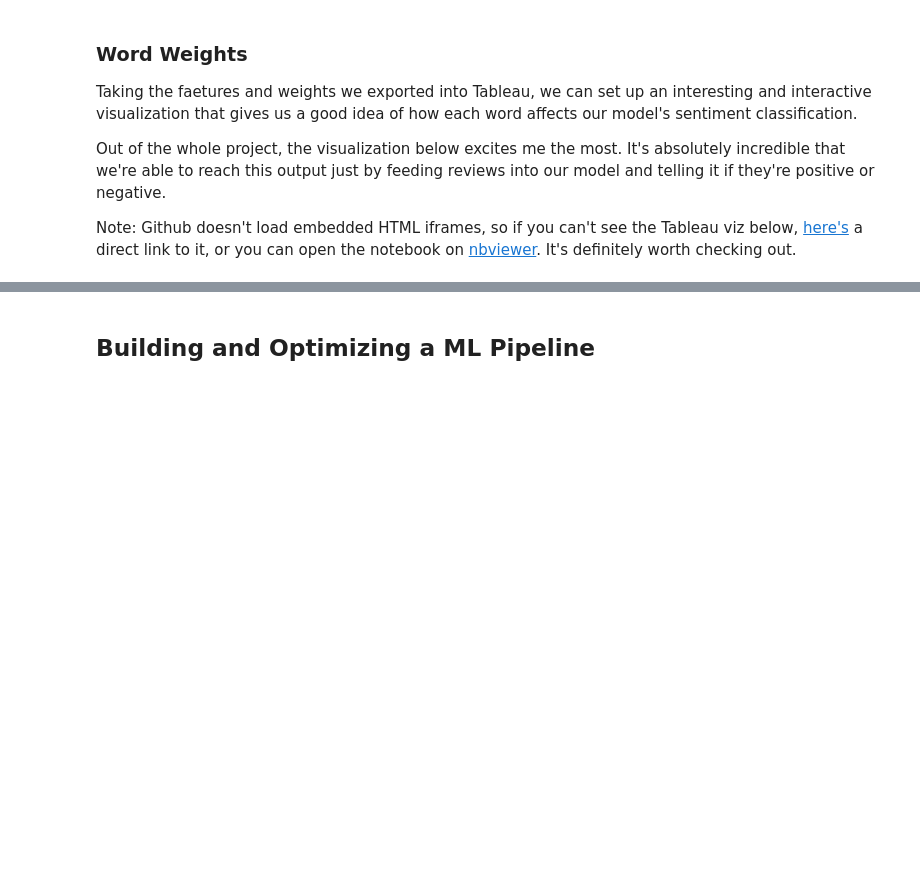
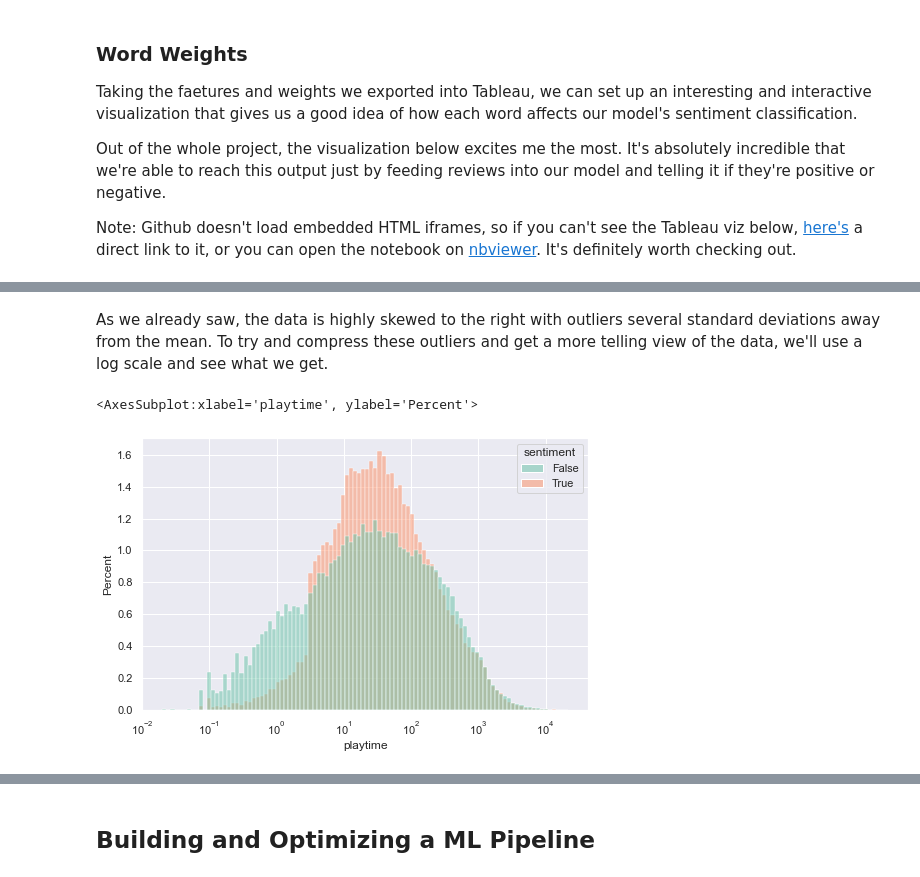
Before and after one commit to KhaledElmorsy/game-review-classifier, a Jupyter notebook: Main.ipynb, the cells around one changed output, grey strips where cells are left out. Cells and saved outputs as stored; diff of their text form; code cells hidden in the pictures; blank space fills up the shorter version.

```diff
--- a/Main.ipynb
+++ b/Main.ipynb
@@ -413,0 +478,11 @@ Note: Github doesn't load embedded HTML iframes, so if you can't see the Tableau
+# %% [markdown]
+As we already saw, the data is highly skewed to the right with outliers several standard deviations away from the mean. To try and compress these outliers and get a more telling view of the data, we'll use a log scale and see what we get.
+# %%
+# First let's add a small constant to the zeros we imputed because we can't take log(0)
+df.loc[df['playtime']==0,'playtime'] =+ 0.1
+
+# Setting our X axis to a log scale
+sns.histplot(data=df, x = 'playtime', stat='percent', log_scale = True, hue='sentiment', bins = 100, palette='Set2')
+# %% [output]
+<AxesSubplot:xlabel='playtime', ylabel='Percent'>
+[figure, added]
```
Also changed, not shown: parts of 17 cells of this notebook.
